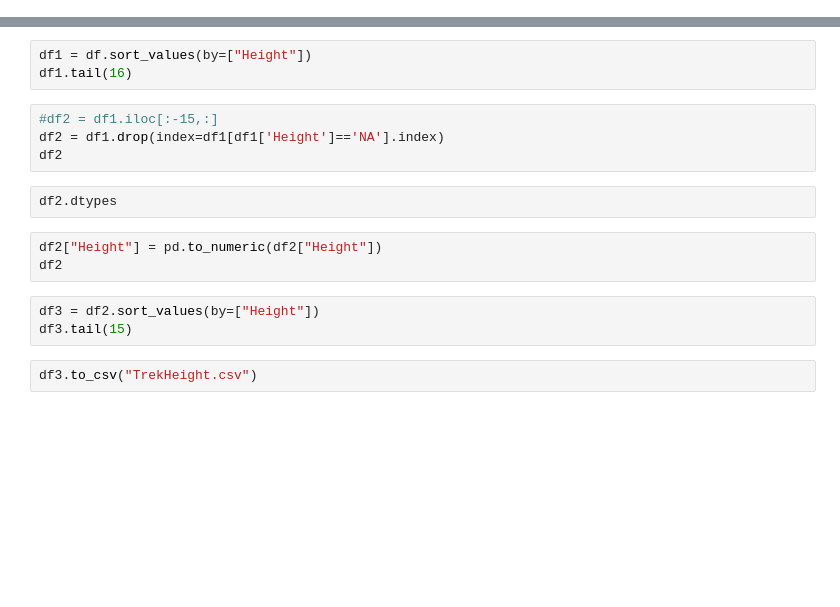
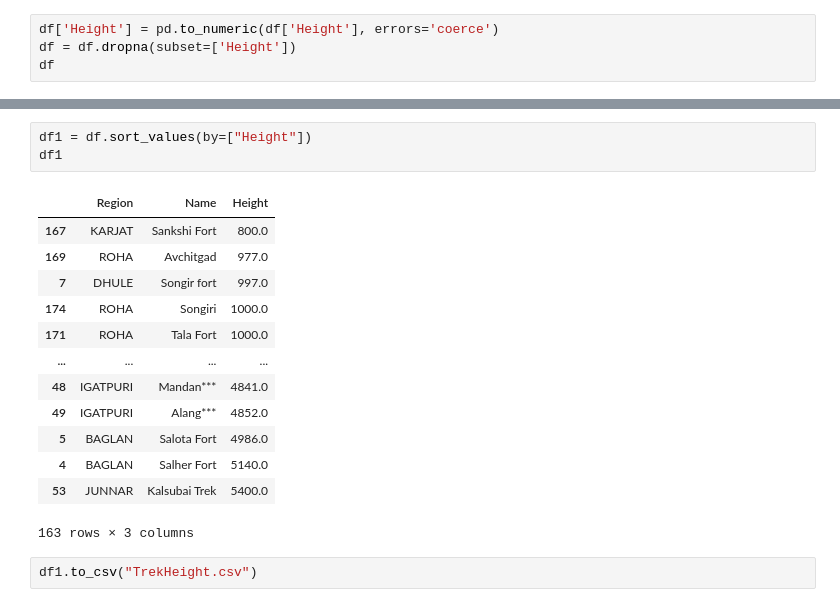
Before and after one commit to Aniketkindre47/WebscrappingFortProject, a Jupyter notebook: WebscrapingForts.ipynb, the cells around one changed output, grey strips where cells are left out. Saved outputs shown, nothing was run; the diff lists cells and outputs as text; blank space fills up the shorter version.

```diff
--- a/WebscrapingForts.ipynb
+++ b/WebscrapingForts.ipynb
@@ -37,0 +58,4 @@ df.isnull().sum()
+# %%
+df['Height'] = pd.to_numeric(df['Height'], errors='coerce')
+df = df.dropna(subset=['Height'])
+df
@@ -38,17 +76,19 @@ df.isnull().sum()
 # %%
 df1 = df.sort_values(by=["Height"])
-df1.tail(16)
+df1
+# %% [output]
+|  | Region | Name | Height |
+| 167 | KARJAT | Sankshi Fort | 800.0 |
+| 169 | ROHA | Avchitgad | 977.0 |
+| 7 | DHULE | Songir fort | 997.0 |
+| 174 | ROHA | Songiri | 1000.0 |
+| 171 | ROHA | Tala Fort | 1000.0 |
+| ... | ... | ... | ... |
+| 48 | IGATPURI | Mandan*** | 4841.0 |
+| 49 | IGATPURI | Alang*** | 4852.0 |
+| 5 | BAGLAN | Salota Fort | 4986.0 |
+| 4 | BAGLAN | Salher Fort | 5140.0 |
+| 53 | JUNNAR | Kalsubai Trek | 5400.0 |
+163 rows × 3 columns
-# %%
-#df2 = df1.iloc[:-15,:]
-df2 = df1.drop(index=df1[df1['Height']=='NA'].index)
-df2
-# %%
-df2.dtypes
-# %%
-df2["Height"] = pd.to_numeric(df2["Height"])
-df2
-# %%
-df3 = df2.sort_values(by=["Height"])
-df3.tail(15)
 # %%
-df3.to_csv("TrekHeight.csv")
+df1.to_csv("TrekHeight.csv")
```
Also changed, not shown: parts of 11 cells of this notebook, 10 other files.
